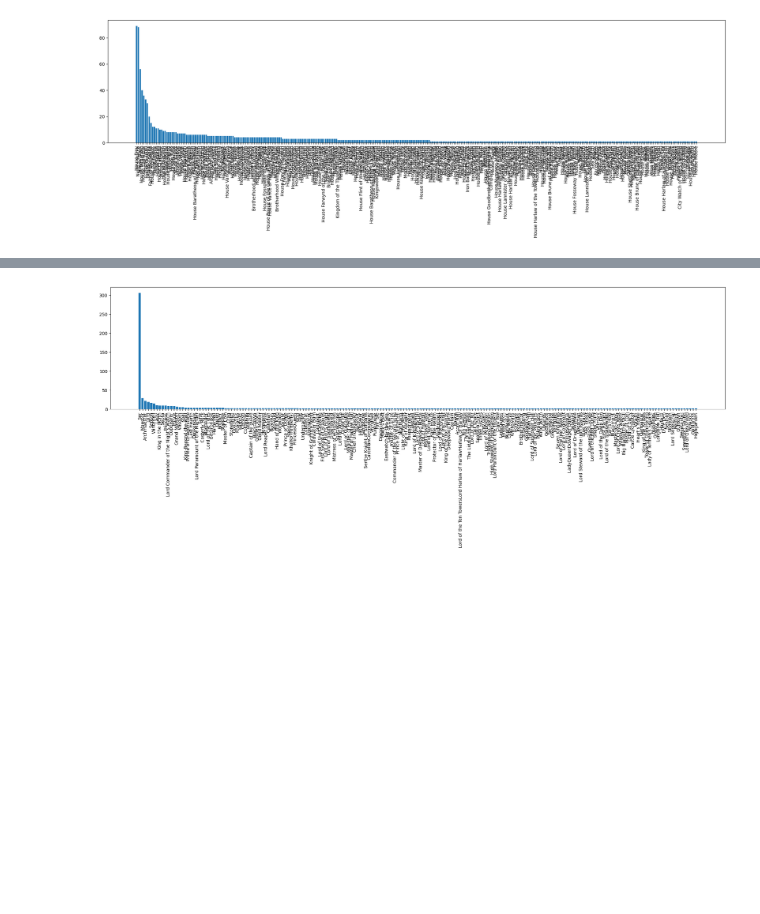
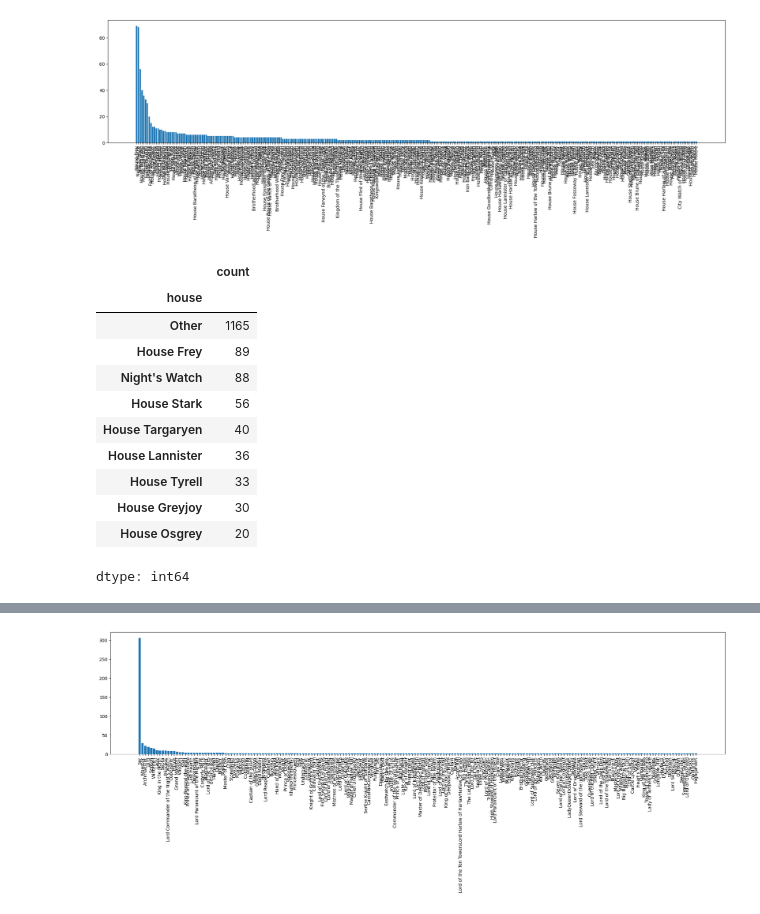
Before and after one commit to taravskayavm/DLS_I, a Jupyter notebook: week_01_ml_intro/Homework/hw_1_game_of_thrones.ipynb, the cells around one changed output, grey strips where cells are left out. Cells and saved outputs as stored; diff of their text form; code cells hidden in the pictures; blank space fills up the shorter version.

```diff
--- a/week_01_ml_intro/Homework/hw_1_game_of_thrones.ipynb
+++ b/week_01_ml_intro/Homework/hw_1_game_of_thrones.ipynb
@@ -303,6 +303,21 @@ top_houses = ['House Frey', 'Night\'s Watch', 'House Stark', 'House Targaryen',
 # Группируем редкие дома и заполняем пропуски
 data['house'] = data['house'].apply(lambda x: x if x in top_houses else 'Other')
 data['house'] = data['house'].fillna('Unknown')
+# %%
+data['house'].value_counts()
+# %% [output]
+|  | count |
+| house |  |
+| Other | 1165 |
+| House Frey | 89 |
+| Night's Watch | 88 |
+| House Stark | 56 |
+| House Targaryen | 40 |
+| House Lannister | 36 |
+| House Tyrell | 33 |
+| House Greyjoy | 30 |
+| House Osgrey | 20 |
+dtype: int64
 # %%
 data['culture'].value_counts()
 # Нарисуем столбчатую диаграмму
```
Also changed, not shown: parts of 12 cells of this notebook.
